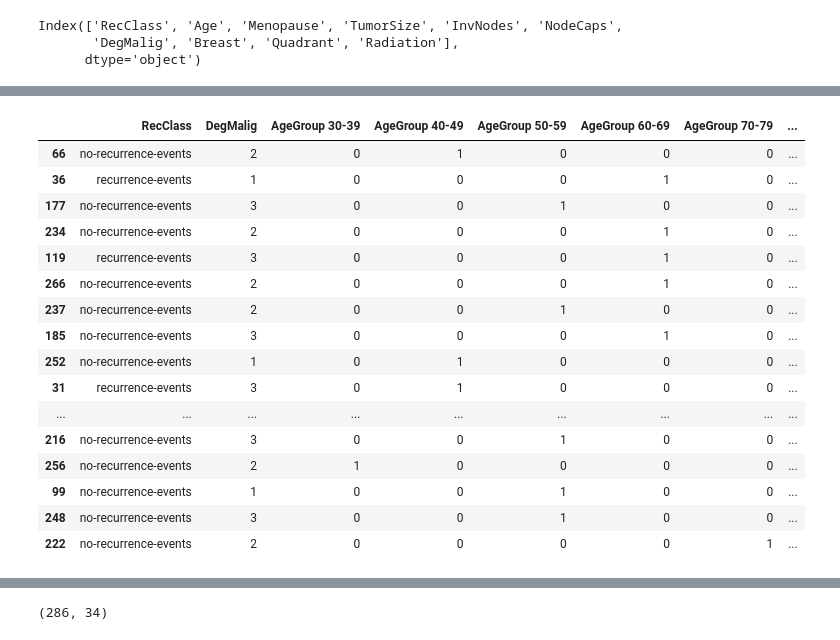
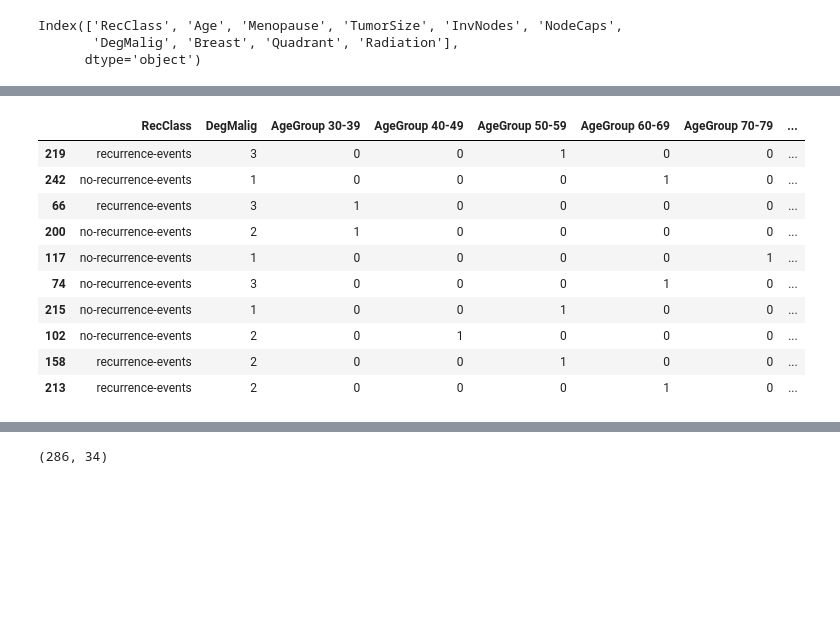
Before and after one commit to Otobi1/Predictors-of-Breast-Cancer-Recurrence, a Jupyter notebook: Predictors_of_Cancer_Recurrence.ipynb, the cells around one changed output, grey strips where cells are left out. Cells and saved outputs as stored; diff of their text form; code cells hidden in the pictures; blank space fills up the shorter version.

```diff
--- a/Predictors_of_Cancer_Recurrence.ipynb
+++ b/Predictors_of_Cancer_Recurrence.ipynb
@@ -220,25 +226,19 @@ data = pd.concat([data, Radiation], axis=1)
 # %%
 # Checking a sample of 20 observations from the dataset
 
-data.sample(20)
+data.sample(10)
 # %% [output]
 |  | RecClass | DegMalig | AgeGroup 30-39 | AgeGroup 40-49 | AgeGroup 50-59 | AgeGroup 60-69 | AgeGroup 70-79 | ... |
-| 66 | no-recurrence-events | 2 | 0 | 1 | 0 | 0 | 0 | ... |
-| 36 | recurrence-events | 1 | 0 | 0 | 0 | 1 | 0 | ... |
-| 177 | no-recurrence-events | 3 | 0 | 0 | 1 | 0 | 0 | ... |
-| 234 | no-recurrence-events | 2 | 0 | 0 | 0 | 1 | 0 | ... |
-| 119 | recurrence-events | 3 | 0 | 0 | 0 | 1 | 0 | ... |
-| 266 | no-recurrence-events | 2 | 0 | 0 | 0 | 1 | 0 | ... |
-| 237 | no-recurrence-events | 2 | 0 | 0 | 1 | 0 | 0 | ... |
-| 185 | no-recurrence-events | 3 | 0 | 0 | 0 | 1 | 0 | ... |
-| 252 | no-recurrence-events | 1 | 0 | 1 | 0 | 0 | 0 | ... |
-| 31 | recurrence-events | 3 | 0 | 1 | 0 | 0 | 0 | ... |
-| ... | ... | ... | ... | ... | ... | ... | ... | ... |
-| 216 | no-recurrence-events | 3 | 0 | 0 | 1 | 0 | 0 | ... |
-| 256 | no-recurrence-events | 2 | 1 | 0 | 0 | 0 | 0 | ... |
-| 99 | no-recurrence-events | 1 | 0 | 0 | 1 | 0 | 0 | ... |
-| 248 | no-recurrence-events | 3 | 0 | 0 | 1 | 0 | 0 | ... |
-| 222 | no-recurrence-events | 2 | 0 | 0 | 0 | 0 | 1 | ... |
+| 219 | recurrence-events | 3 | 0 | 0 | 1 | 0 | 0 | ... |
+| 242 | no-recurrence-events | 1 | 0 | 0 | 0 | 1 | 0 | ... |
+| 66 | recurrence-events | 3 | 1 | 0 | 0 | 0 | 0 | ... |
+| 200 | no-recurrence-events | 2 | 1 | 0 | 0 | 0 | 0 | ... |
+| 117 | no-recurrence-events | 1 | 0 | 0 | 0 | 0 | 1 | ... |
+| 74 | no-recurrence-events | 3 | 0 | 0 | 0 | 1 | 0 | ... |
+| 215 | no-recurrence-events | 1 | 0 | 0 | 1 | 0 | 0 | ... |
+| 102 | no-recurrence-events | 2 | 0 | 1 | 0 | 0 | 0 | ... |
+| 158 | recurrence-events | 2 | 0 | 0 | 1 | 0 | 0 | ... |
+| 213 | recurrence-events | 2 | 0 | 0 | 0 | 1 | 0 | ... |
 # %%
 data.info()
 # %% [output]
```
Also changed, not shown: parts of 64 cells of this notebook.
